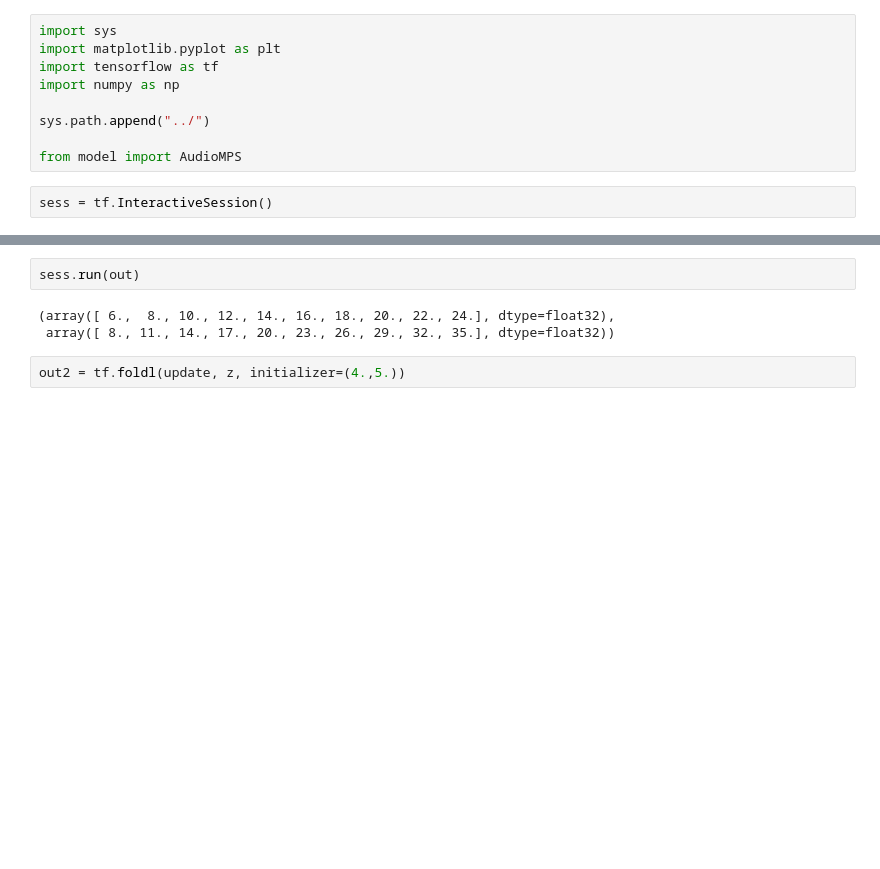
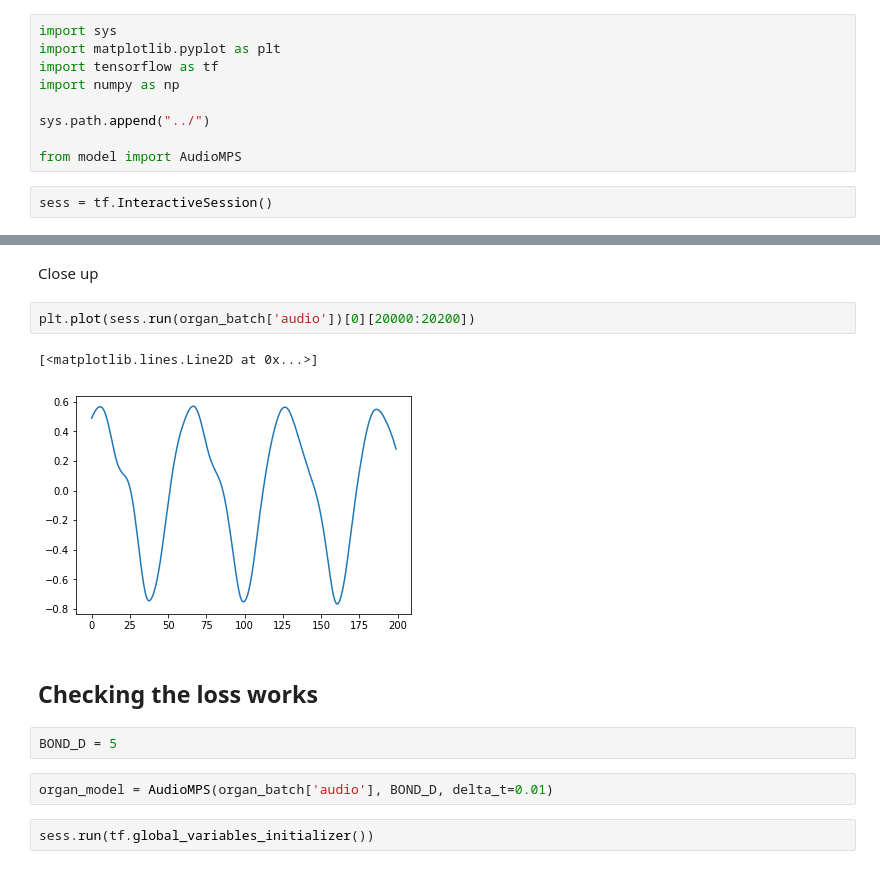
Before and after one commit to AustenLamacraft/audio-mps, a Jupyter notebook: notebooks/testing-AudioMPS.ipynb, the cells around one changed output, grey strips where cells are left out. Cells and saved outputs as stored; diff of their text form; blank space fills up the shorter version.

```diff
--- a/notebooks/testing-AudioMPS.ipynb
+++ b/notebooks/testing-AudioMPS.ipynb
@@ -19,8 +46,16 @@ out = tf.scan(update, z, initializer=(4.,5.))
+# %% [markdown]
+Close up
+# %%
+plt.plot(sess.run(organ_batch['audio'])[0][20000:20200])
+# %% [output]
+[<matplotlib.lines.Line2D at 0x...>]
+[figure, added]
+# %% [markdown]
+## Checking the loss works
+# %%
+BOND_D = 5
+# %%
+organ_model = AudioMPS(organ_batch['audio'], BOND_D, delta_t=0.01)
 # %%
-sess.run(out)
+sess.run(tf.global_variables_initializer())
-# %% [output]
-(array([ 6.,  8., 10., 12., 14., 16., 18., 20., 22., 24.], dtype=float32),
- array([ 8., 11., 14., 17., 20., 23., 26., 29., 32., 35.], dtype=float32))
-# %%
-out2 = tf.foldl(update, z, initializer=(4.,5.))
 # %%
```
Also changed, not shown: parts of 15 cells of this notebook, 1 other file.
